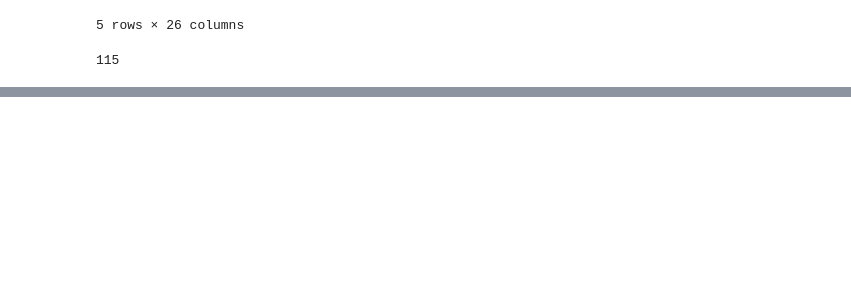
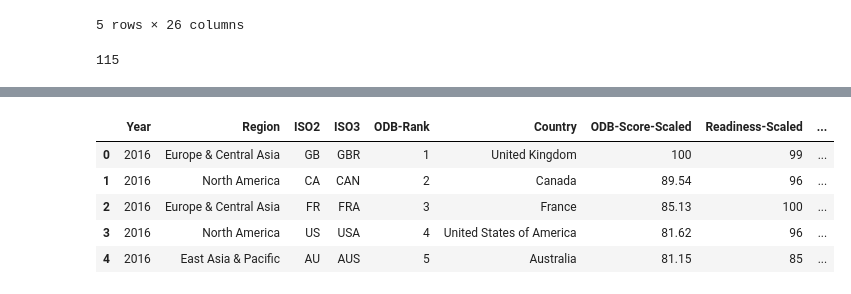
Before and after one commit to kreetigulati/Egovernance_and_OpenData, a Jupyter notebook: Jordan/Exploration - JS.ipynb, the cells around one changed output, grey strips where cells are left out. Saved outputs shown, nothing was run; the diff lists cells and outputs as text; code cells hidden in the pictures; blank space fills up the shorter version.

```diff
--- a/Jordan/Exploration - JS.ipynb
+++ b/Jordan/Exploration - JS.ipynb
@@ -116,0 +118,9 @@ len(df_odb_2016['Year'])
+# %%
+odb_2016.head()
+# %% [output]
+|  | Year | Region | ISO2 | ISO3 | ODB-Rank | Country | ODB-Score-Scaled | Readiness-Scaled | ... |
+| 0 | 2016 | Europe & Central Asia | GB | GBR | 1 | United Kingdom | 100 | 99 | ... |
+| 1 | 2016 | North America | CA | CAN | 2 | Canada | 89.54 | 96 | ... |
+| 2 | 2016 | Europe & Central Asia | FR | FRA | 3 | France | 85.13 | 100 | ... |
+| 3 | 2016 | North America | US | USA | 4 | United States of America | 81.62 | 96 | ... |
+| 4 | 2016 | East Asia & Pacific | AU | AUS | 5 | Australia | 81.15 | 85 | ... |
```
Also changed, not shown: parts of 4 cells of this notebook, 2 other files.
